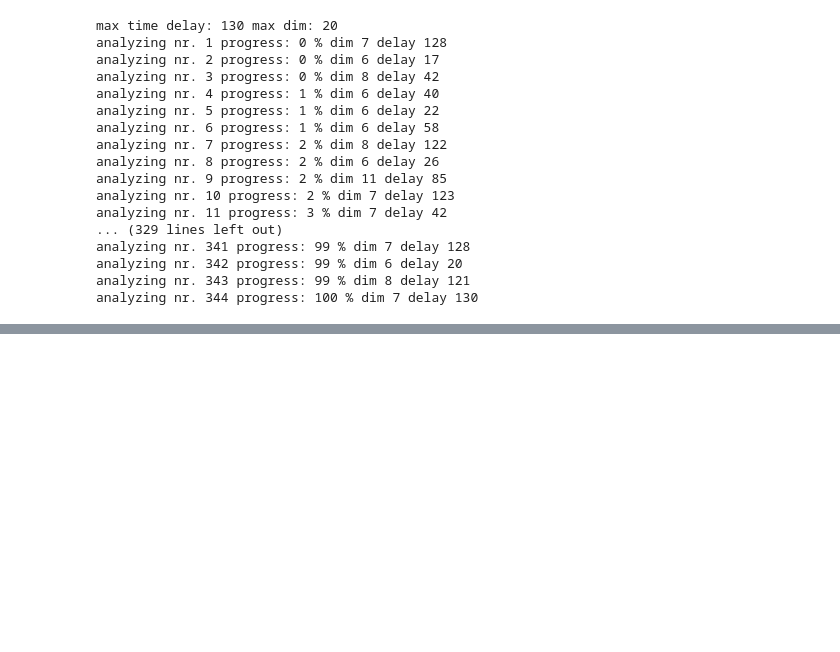
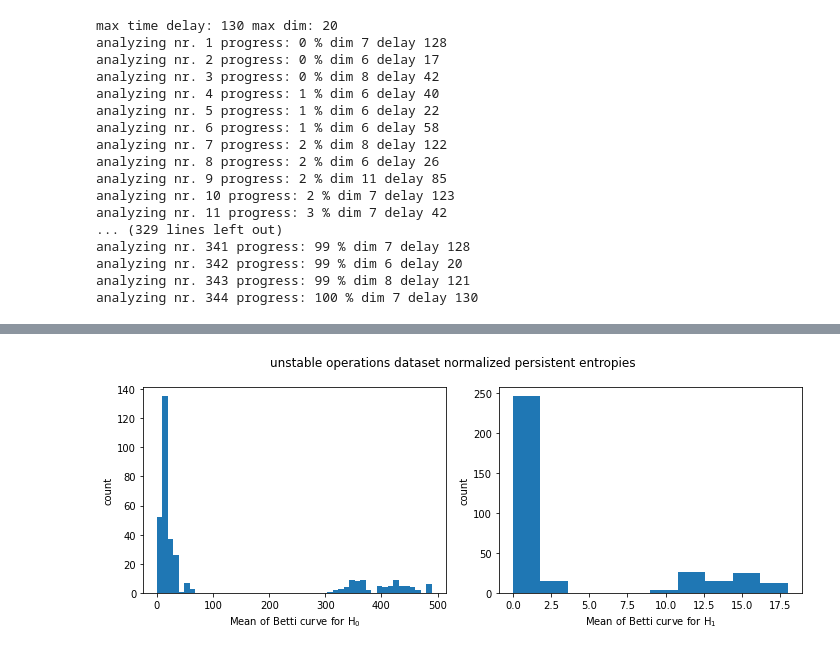
Before and after one commit to simonecasolo/TDA-for-Slugging, a Jupyter notebook: Minor Instabilities.ipynb, the cells around one changed output, grey strips where cells are left out. Cells and saved outputs as stored; diff of their text form; code cells hidden in the pictures; blank space fills up the shorter version.

```diff
--- a/Minor Instabilities.ipynb
+++ b/Minor Instabilities.ipynb
@@ -204,0 +266,16 @@ ts[1].plot(Entropy_H0_norm,'b-')
+# %%
+meanBettiH1 = []
+medianBettiH1 = []
+modeBettiH1 = []
+
+for i in range(len(unstable_Betti[:,1,0])):
+    meanBettiH1.append(stats.mean(unstable_Betti[i,1,:]))
+    medianBettiH1.append(stats.median(unstable_Betti[i,1,:]))
+    modeBettiH1.append(stats.mode(unstable_Betti[i,1,:]))
+
+
+figBetti = px.line()
+figBetti.add_scatter(y=(meanBettiH1), name="Mean of Betti curve H_1")
+figBetti.add_scatter(y=(medianBettiH1), name="Median of Betti curve H_1")
+figBetti.add_scatter(y=(modeBettiH1),name="Mode of Betti curve H_1")
+figBetti.show()
@@ -204,0 +284,16 @@ ts[1].plot(Entropy_H0_norm,'b-')
+# %%
+stats_entropy, data = plt.subplots(1, 2,figsize=(10,4))
+
+stats_entropy.suptitle('unstable operations dataset normalized persistent entropies')
+
+data[0].set_xlabel('Mean of Betti curve for H$_0$')
+data[0].set_ylabel('count')
+data[1].set_xlabel("Mean of Betti curve for H$_1$")
+data[1].set_ylabel('count')
+
+data[0].hist(meanBettiH0, bins=50)
+data[1].hist(meanBettiH1)
+
+plt.tight_layout()
+# %% [output]
+[figure, added]
```
Also changed, not shown: parts of 8 cells of this notebook.
